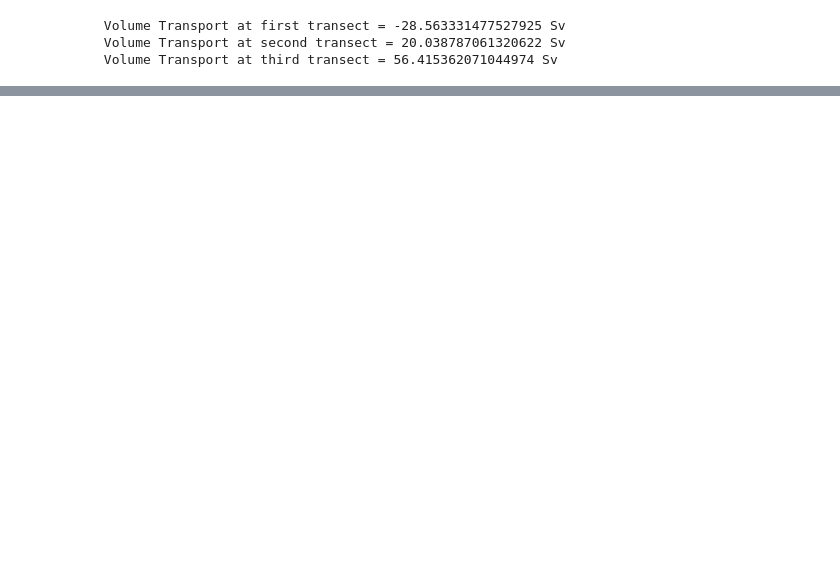
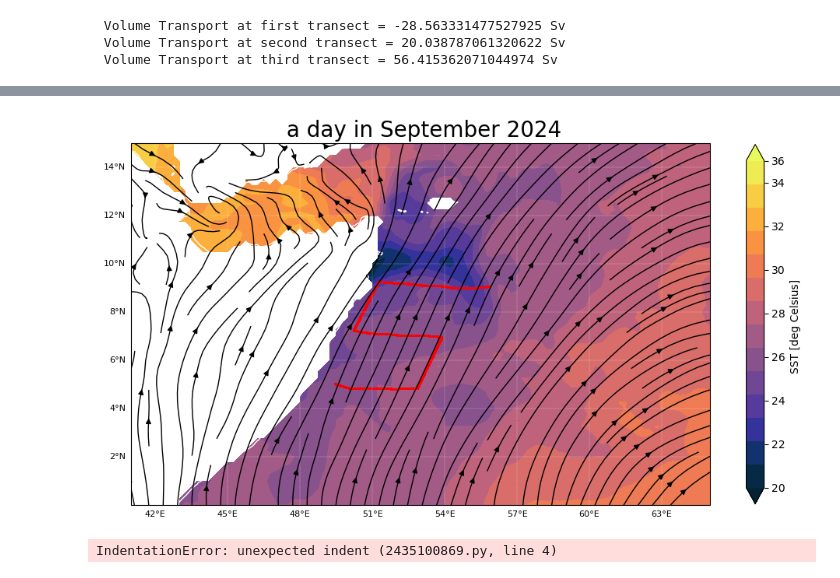
Before and after one commit to ret1-c/Virtualship_Project_UU, a Jupyter notebook: ADCP/VS_adcp.ipynb, the cells around one changed output, grey strips where cells are left out. Cells and saved outputs as stored; diff of their text form; code cells hidden in the pictures; blank space fills up the shorter version.

```diff
--- a/ADCP/VS_adcp.ipynb
+++ b/ADCP/VS_adcp.ipynb
@@ -448,0 +530,2 @@ print('\n Volume Transport at first transect =',trs1["Vol_Transport_longshore"].
+# %%
+ds = xr.open_dataset(r'/Users/areti/Downloads/bde7b7b36dbf193465a4ea3abdecd11f/data_stream-oper_stepType-instant.nc')
@@ -448,0 +559,64 @@ print('\n Volume Transport at first transect =',trs1["Vol_Transport_longshore"].
+# %%
+ds = ds.sortby('latitude', ascending=True)
+Lat = ds['latitude'].values
+Lon = ds['longitude'].values
+#levs= 50
+#ax[i].set_extent([5,30,25,45], crs = ccrs.PlateCarree())
+#if data.attrs['units'] == 'ms-1':
+
+#colorbar properties
+vmin = 20
+vmax = 35
+levs= 15
+#magn = data.values
+U = ds.u10.isel(valid_time=100).values
+V = ds.v10.isel(valid_time=100).values
+SST = ds.sst.isel(valid_time=100).values - 273.15
+
+fig = plt.figure(figsize=(12,12))
+ax = fig.add_subplot(1, 1, 1, projection=ccrs.PlateCarree())
+projection = ccrs.PlateCarree()
+plt.title(' a day in September 2024', fontsize=20)
+ax.scatter(adcp.lon, adcp.lat, transform=ccrs.PlateCarree(), marker = 'o', s= 1, color = 'red',zorder=2)
+
+mp = ax.contourf(Lon, Lat, SST, cmap=cmocean.cm.thermal, transform=ccrs.PlateCarree(),vmax=vmax,vmin=vmin,
+                 extend='both',levels = np.linspace(vmin,vmax,levs))
+
+#skip = (slice(None, None, 30), slice(None, None, 30))
+
+#ax.quiver(trs1.lon.isel(trajectory=36),trs1.lat.isel(trajectory=36),trs1.U.isel(trajectory=36),trs1.V.isel(trajectory=36),transform=ccrs.PlateCarree(),
+#          scale=30,width=0.0025, headwidth=3, minlength=0,zorder=3, color = 'green')
+ax.streamplot(Lon,Lat,U,V,transform=ccrs.PlateCarree(),
+                     arrowstyle='-|>',arrowsize=1,zorder=3, color='k',density=1.5,minlength=0.1,
+                     maxlength=4.0, integration_direction='both',start_points=None,linewidth=1,
+                     broken_streamlines=True)
+#plot data
+ax.coastlines(color='white')
+gl = ax.gridlines(color='white', draw_labels= True,  x_inline=False, y_inline=False, linestyle ='--', linewidth=0.2)
+gl.xlabel_style = {'fontsize': 8,'rotation': 0}
+gl.ylabel_style = {'fontsize': 8}
+gl.right_labels = gl.top_labels = False
+ax.set_extent((41, 65, 0, 15))
+#                   levels = np.linspace(vmin,vmax,levs), zorder=1)
+cbar= plt.colorbar(mp,ax=ax,shrink = 0.5,  location = 'right', extend='both',label = 'SST [deg Celsius] ')
+cbar.set_ticks(np.arange(20,vmax+2,2))
+# %% [output]
+[figure, added]
+# %%
+
+skip = (slice(None, None, 5))
+depths = [ 36, 24, 12, 0]
+
+    fig, ax = plt.subplots(figsize=(10, 6))
+    for i in depths:
+
+        lon = trss.lon.isel(trajectory=i)
+        Us = trss.U.isel(trajectory=i)
+        Vs = trss.V.isel(trajectory=i)
+        z = trss.z.isel(trajectory=i)
+        quiver = ax.quiver(lon[skip] ,z, Us[skip],Vs[skip],
+                    scale=30, width=0.002, headwidth=3, minlength=0.1)
+
+#U = ds.u10.sel(latitude=4.5, longitude=slice(49,50))
+# %% [output]
+IndentationError: unexpected indent (2435100869.py, line 4)
```
Also changed, not shown: parts of 13 cells of this notebook.
